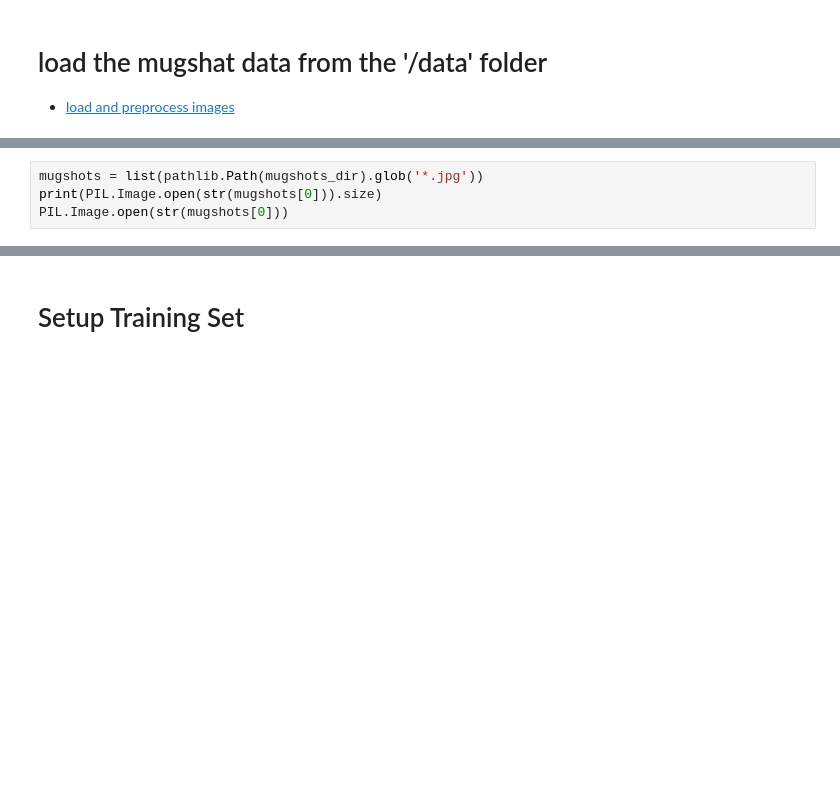
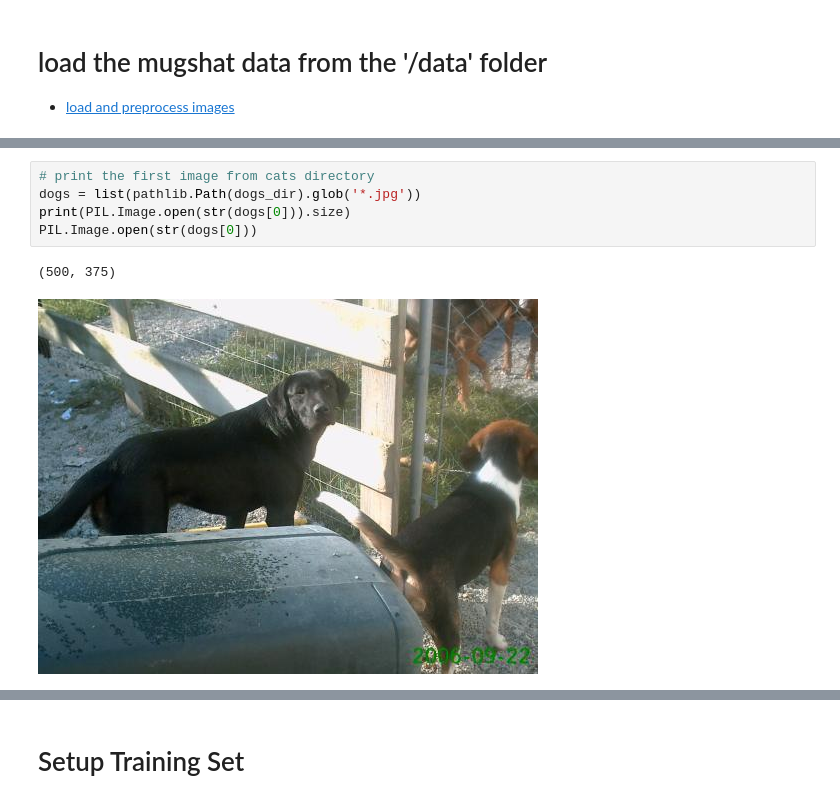
Before and after one commit to PhilipNirushan/CatsVsDogsClassifier, a Jupyter notebook: training_notebooks/cats_vs_dogs_classification.ipynb, the cells around one changed output, grey strips where cells are left out. Cells and saved outputs as stored; diff of their text form; blank space fills up the shorter version.

```diff
--- a/training_notebooks/cats_vs_dogs_classification.ipynb
+++ b/training_notebooks/cats_vs_dogs_classification.ipynb
@@ -168,4 +176,8 @@ print(image_count)
 # %%
-mugshots = list(pathlib.Path(mugshots_dir).glob('*.jpg'))
-print(PIL.Image.open(str(mugshots[0])).size)
-PIL.Image.open(str(mugshots[0]))
+# print the first image from cats directory
+dogs = list(pathlib.Path(dogs_dir).glob('*.jpg'))
+print(PIL.Image.open(str(dogs[0])).size)
+PIL.Image.open(str(dogs[0]))
+# %% [output]
+(500, 375)
+[figure, added]
```
Also changed, not shown: parts of 32 cells of this notebook.
